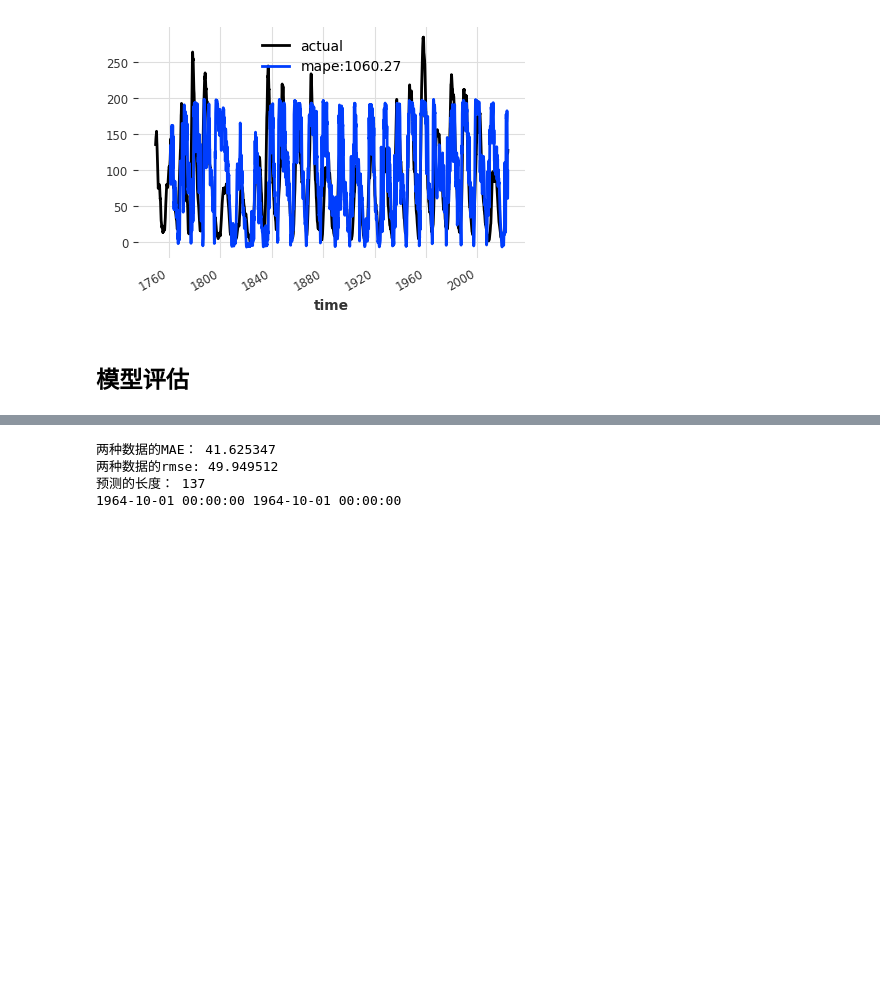
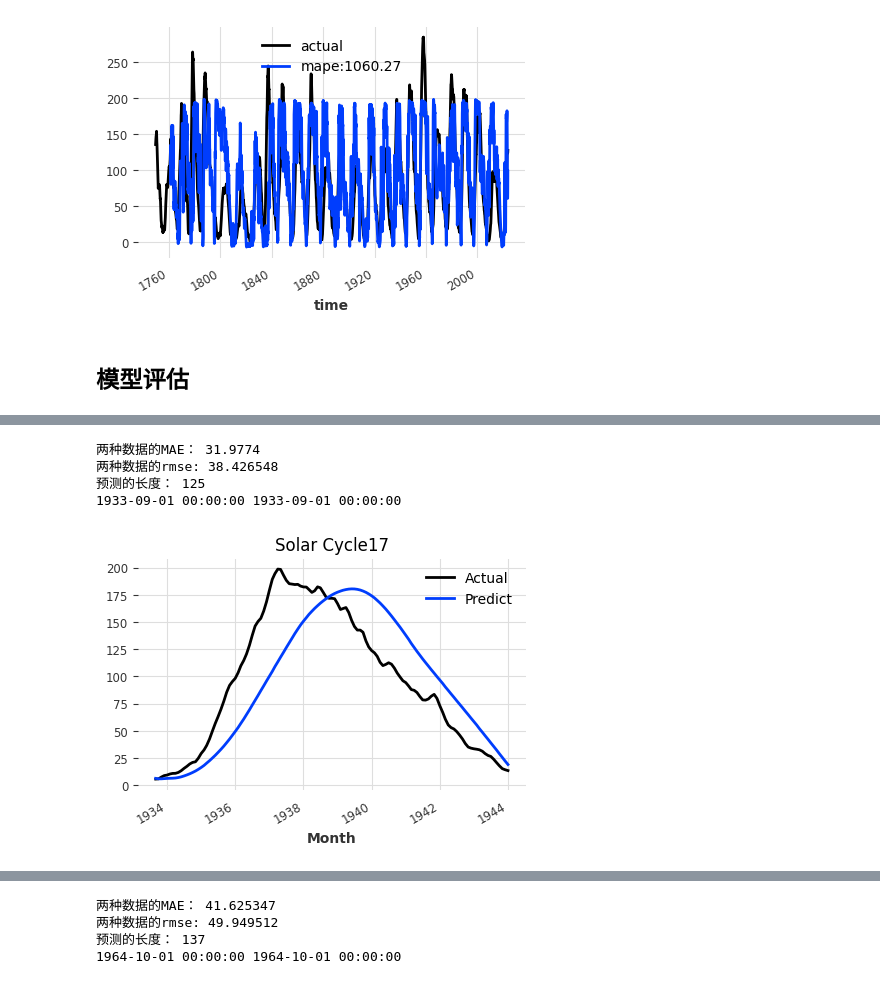
Before and after one commit to zhaocui1207/solar-cycle-prediction-by-tcn, a Jupyter notebook: TCN_one-step.ipynb, the cells around one changed output, grey strips where cells are left out. Cells and saved outputs as stored; diff of their text form; code cells hidden in the pictures; blank space fills up the shorter version.

```diff
--- a/TCN_one-step.ipynb
+++ b/TCN_one-step.ipynb
@@ -164,0 +202,8 @@ def eval_model(model,before_series,series,title):
+# %%
+eval_model(best_model, before_series_cycle17,series_cycle17,"Solar Cycle17")
+# %% [output]
+两种数据的MAE： 31.9774
+两种数据的rmse: 38.426548
+预测的长度： 125
+1933-09-01 00:00:00 1933-09-01 00:00:00
+[figure, added]
```
Also changed, not shown: parts of 16 cells of this notebook, 1 other file.
